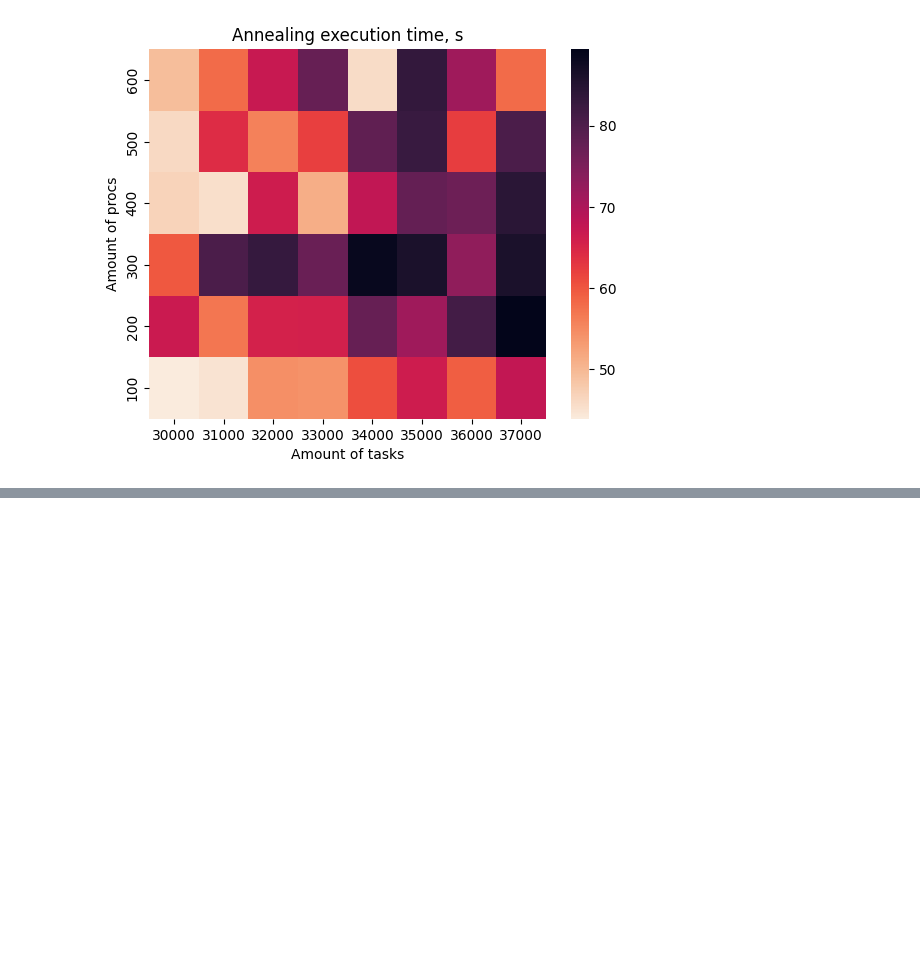
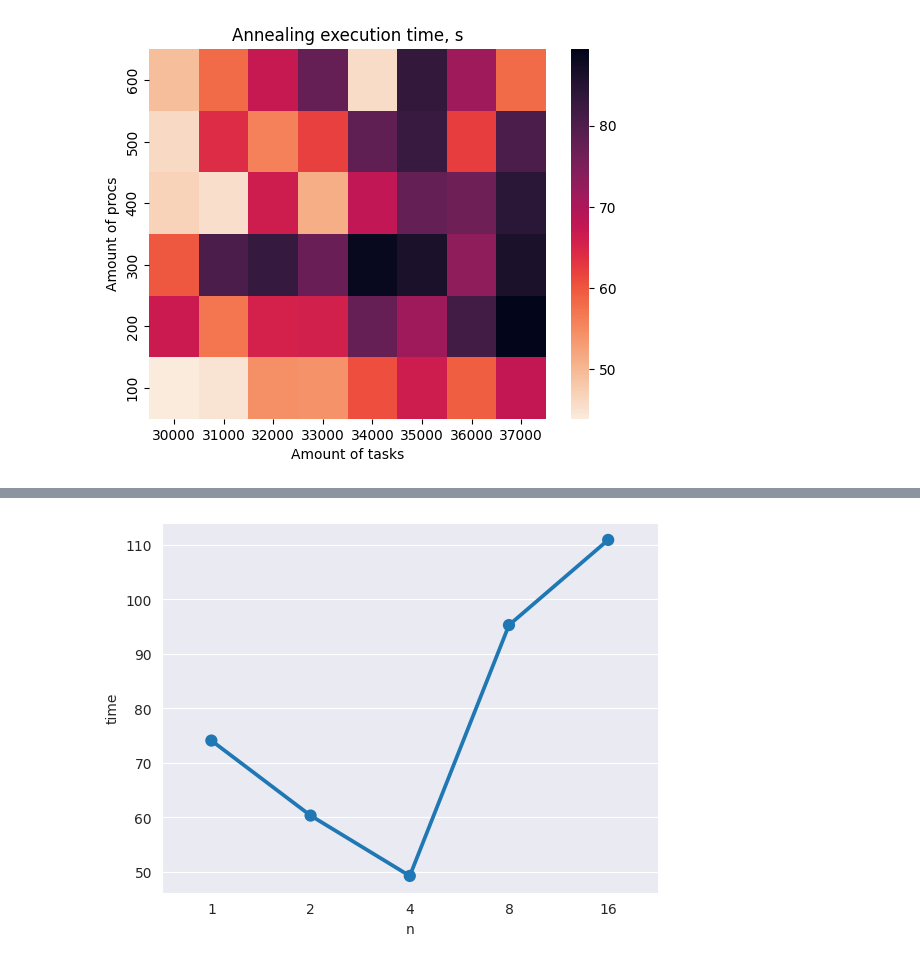
Before and after one commit to ipsavitsky/2022-hw, a Jupyter notebook: task-1/utils/analysis/analysis.ipynb, the cells around one changed output, grey strips where cells are left out. Drawn from its saved outputs; the diff is of its cells as text; code cells hidden in the pictures; blank space fills up the shorter version.

Commit message:
addded parallel std thread version

```diff
--- a/task-1/utils/analysis/analysis.ipynb
+++ b/task-1/utils/analysis/analysis.ipynb
@@ -54,3 +54,5 @@ plt.xlabel("Amount of tasks")
 plt.show()
 # %% [output]
 [figure]
+# %%
+parallel_df = pd.read_csv("../launcher/out_parall.csv")
@@ -56,0 +68,6 @@ plt.show()
+# %%
+sns.set_style("darkgrid")
+sns.pointplot(data=parallel_df, x="n", y="time")
+plt.show()
+# %% [output]
+[figure, added]
```
Also changed, not shown: parts of 1 cell of this notebook, 5 other files.
